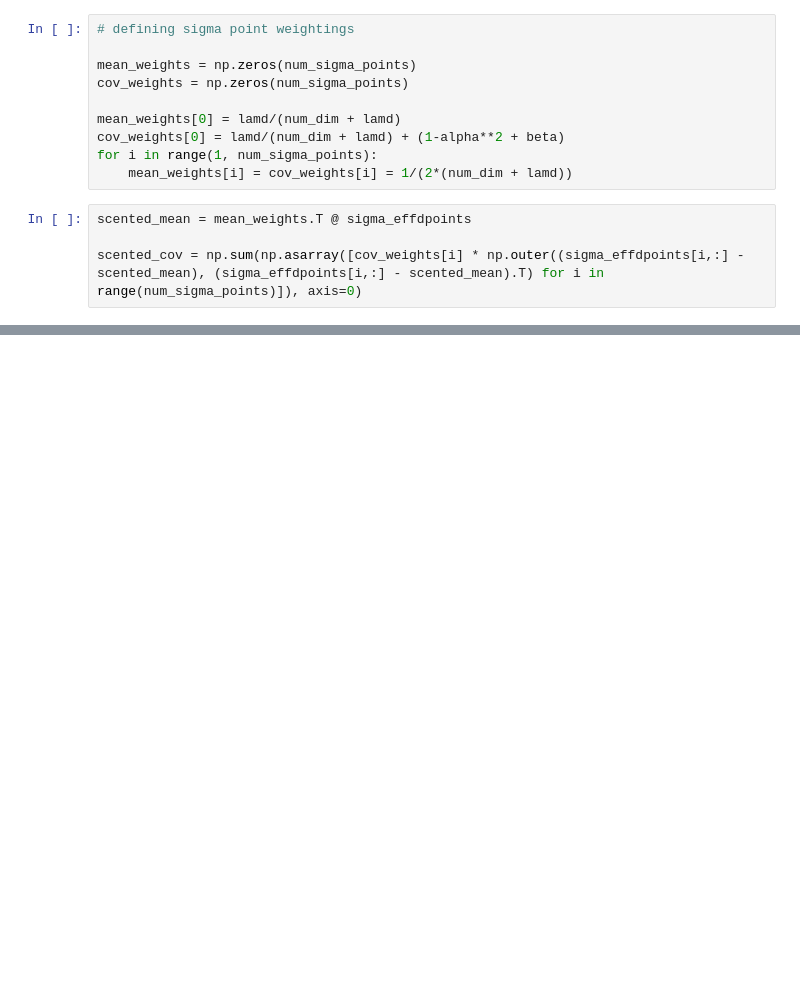
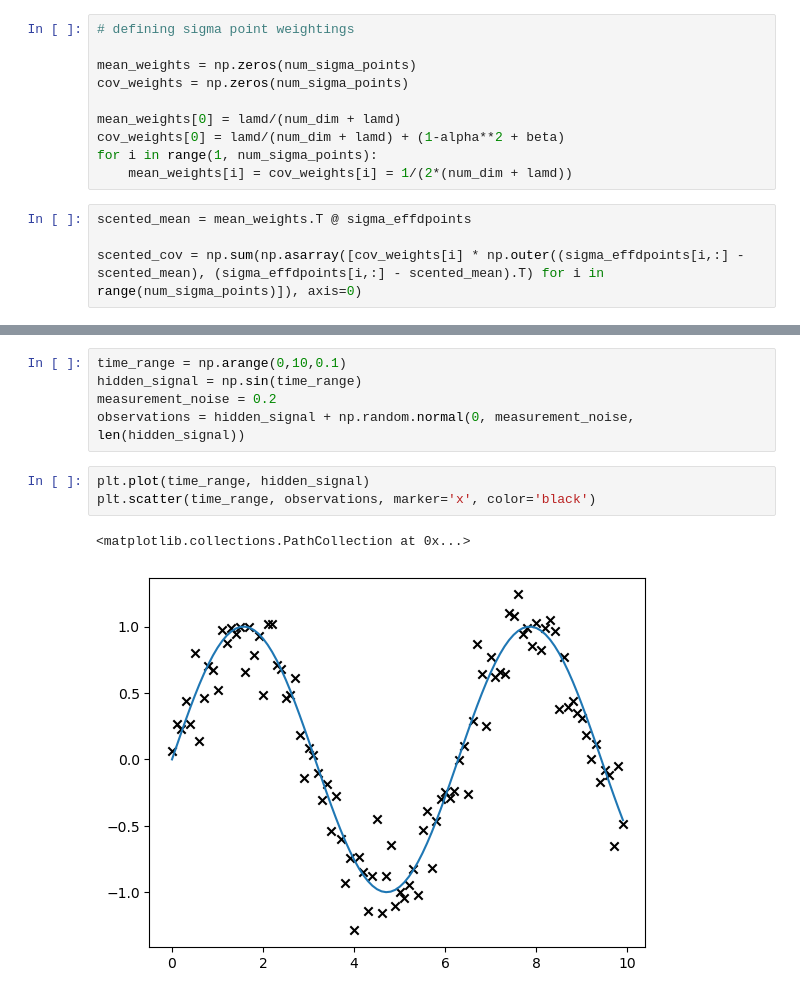
Before and after one commit to danielgerardclaassen/statfem-mcmc, a Jupyter notebook: unscented.ipynb, the cells around one changed output, grey strips where cells are left out. Saved outputs shown, nothing was run; the diff lists cells and outputs as text; blank space fills up the shorter version.

```diff
--- a/unscented.ipynb
+++ b/unscented.ipynb
@@ -101,0 +102,11 @@ ax.scatter(sigma_effdpoints[:,0], sigma_effdpoints[:,1], color='black', s=1.5)
+# %%
+time_range = np.arange(0,10,0.1)
+hidden_signal = np.sin(time_range)
+measurement_noise = 0.2
+observations = hidden_signal + np.random.normal(0, measurement_noise, len(hidden_signal))
+# %%
+plt.plot(time_range, hidden_signal)
+plt.scatter(time_range, observations, marker='x', color='black')
+# %% [output]
+<matplotlib.collections.PathCollection at 0x...>
+[figure, added]
```
Also changed, not shown: parts of 2 cells of this notebook, 2 other files.
